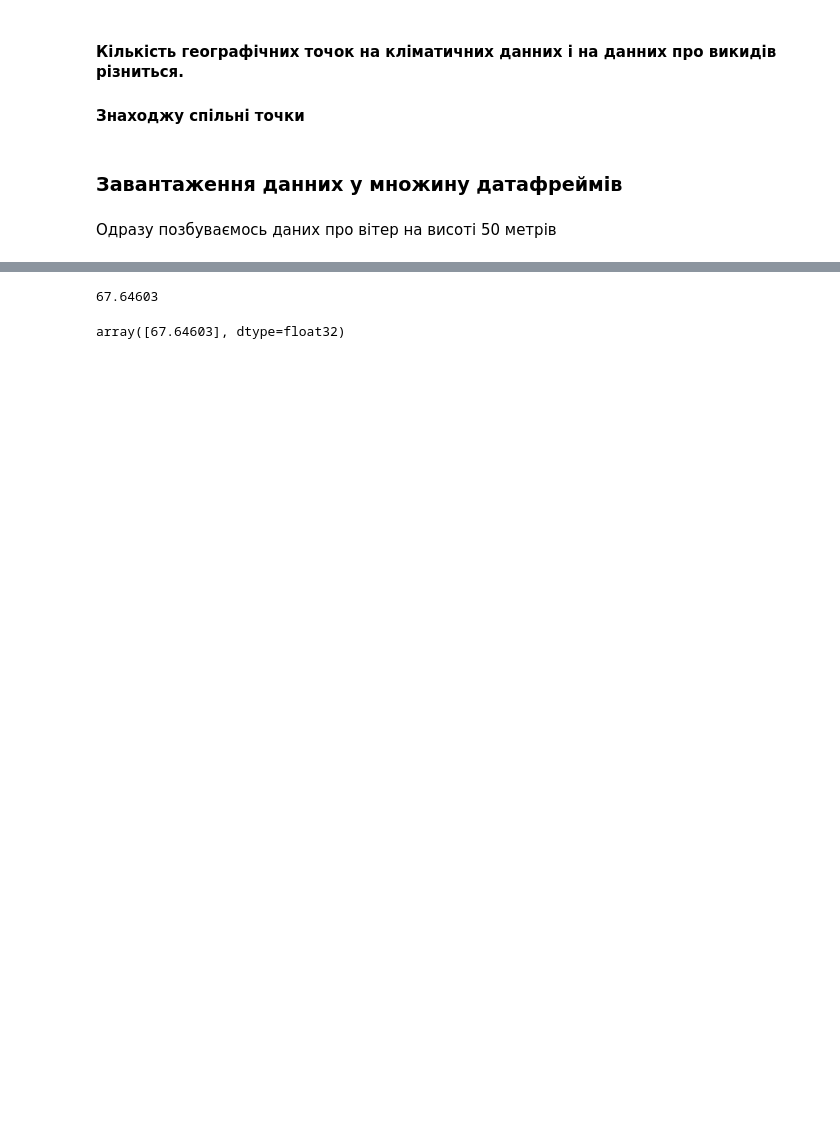
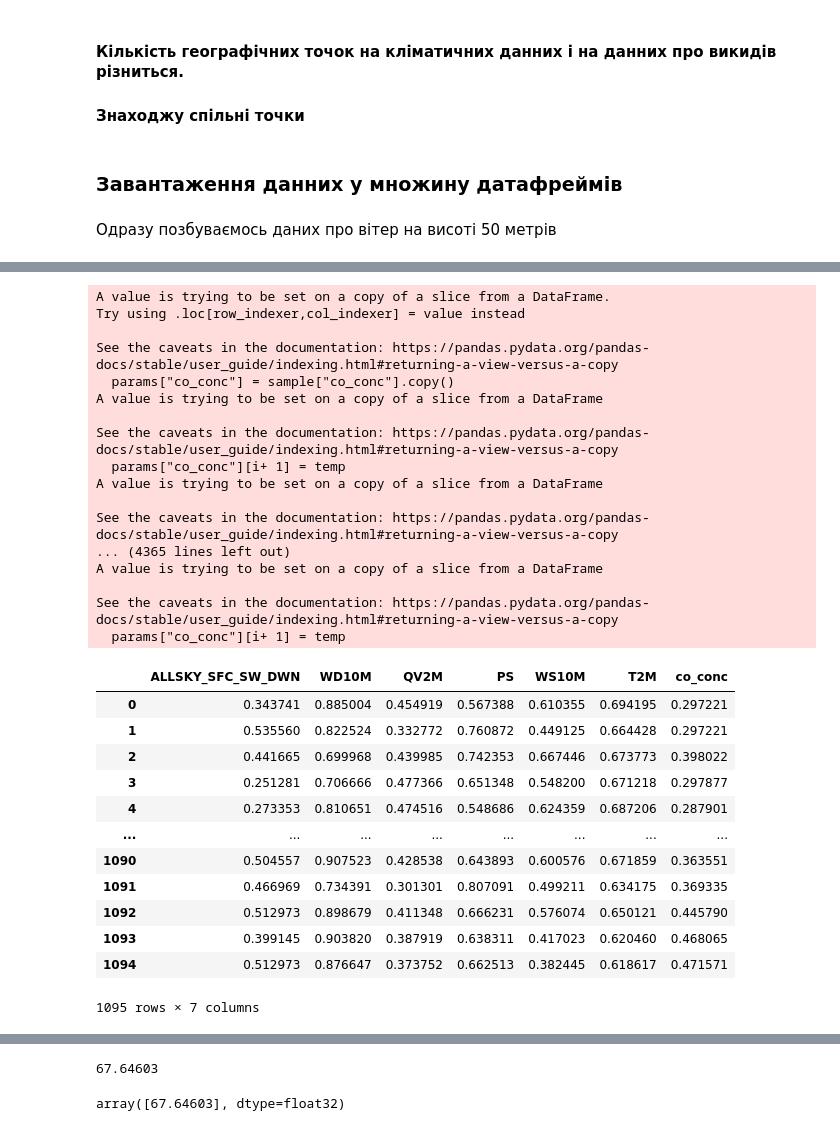
Before and after one commit to ItyTell/Modeling-the-distribution-of-harmful-emissions-in-the-atmosphere, a Jupyter notebook: main.ipynb, the cells around one changed output, grey strips where cells are left out. Saved outputs shown, nothing was run; the diff lists cells and outputs as text; code cells hidden in the pictures; blank space fills up the shorter version.

```diff
--- a/main.ipynb
+++ b/main.ipynb
@@ -117 +111,42 @@ plt.show()
+# %%
+params = sample.get(["ALLSKY_SFC_SW_DWN", "WD10M", "QV2M", "PS", "WS10M", "T2M", "co_conc"])
+params["co_conc"] = sample["co_conc"].copy()
+res = sample.get("co_conc")
+temp = params["co_conc"][0]
+for i in range(len(params["co_conc"]) - 1):
+    _temp = params["co_conc"][i + 1]
+    params["co_conc"][i+ 1] = temp
+    temp = _temp
+params
+# %% [output]
+A value is trying to be set on a copy of a slice from a DataFrame.
+Try using .loc[row_indexer,col_indexer] = value instead
+
+See the caveats in the documentation: https://pandas.pydata.org/pandas-docs/stable/user_guide/indexing.html#returning-a-view-versus-a-copy
+  params["co_conc"] = sample["co_conc"].copy()
+A value is trying to be set on a copy of a slice from a DataFrame
+
+See the caveats in the documentation: https://pandas.pydata.org/pandas-docs/stable/user_guide/indexing.html#returning-a-view-versus-a-copy
+  params["co_conc"][i+ 1] = temp
+A value is trying to be set on a copy of a slice from a DataFrame
+
+See the caveats in the documentation: https://pandas.pydata.org/pandas-docs/stable/user_guide/indexing.html#returning-a-view-versus-a-copy
+... (4365 lines left out)
+A value is trying to be set on a copy of a slice from a DataFrame
+
+See the caveats in the documentation: https://pandas.pydata.org/pandas-docs/stable/user_guide/indexing.html#returning-a-view-versus-a-copy
+  params["co_conc"][i+ 1] = temp
+|  | ALLSKY_SFC_SW_DWN | WD10M | QV2M | PS | WS10M | T2M | co_conc |
+| 0 | 0.343741 | 0.885004 | 0.454919 | 0.567388 | 0.610355 | 0.694195 | 0.297221 |
+| 1 | 0.535560 | 0.822524 | 0.332772 | 0.760872 | 0.449125 | 0.664428 | 0.297221 |
+| 2 | 0.441665 | 0.699968 | 0.439985 | 0.742353 | 0.667446 | 0.673773 | 0.398022 |
+| 3 | 0.251281 | 0.706666 | 0.477366 | 0.651348 | 0.548200 | 0.671218 | 0.297877 |
+| 4 | 0.273353 | 0.810651 | 0.474516 | 0.548686 | 0.624359 | 0.687206 | 0.287901 |
+| ... | ... | ... | ... | ... | ... | ... | ... |
+| 1090 | 0.504557 | 0.907523 | 0.428538 | 0.643893 | 0.600576 | 0.671859 | 0.363551 |
+| 1091 | 0.466969 | 0.734391 | 0.301301 | 0.807091 | 0.499211 | 0.634175 | 0.369335 |
+| 1092 | 0.512973 | 0.898679 | 0.411348 | 0.666231 | 0.576074 | 0.650121 | 0.445790 |
+| 1093 | 0.399145 | 0.903820 | 0.387919 | 0.638311 | 0.417023 | 0.620460 | 0.468065 |
+| 1094 | 0.512973 | 0.876647 | 0.373752 | 0.662513 | 0.382445 | 0.618617 | 0.471571 |
+1095 rows × 7 columns
 # %%
```
Also changed, not shown: parts of 18 cells of this notebook.
